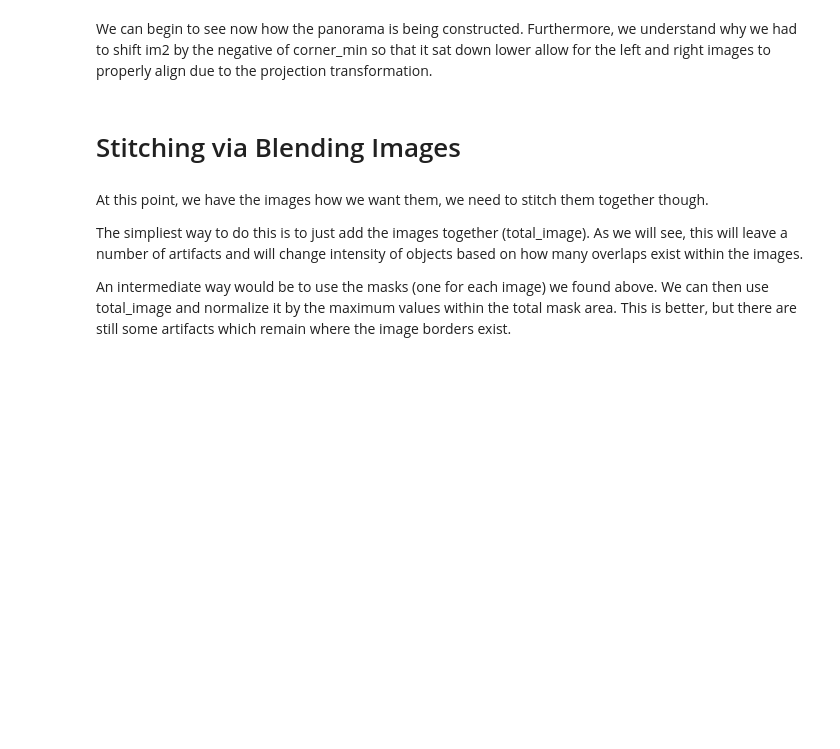
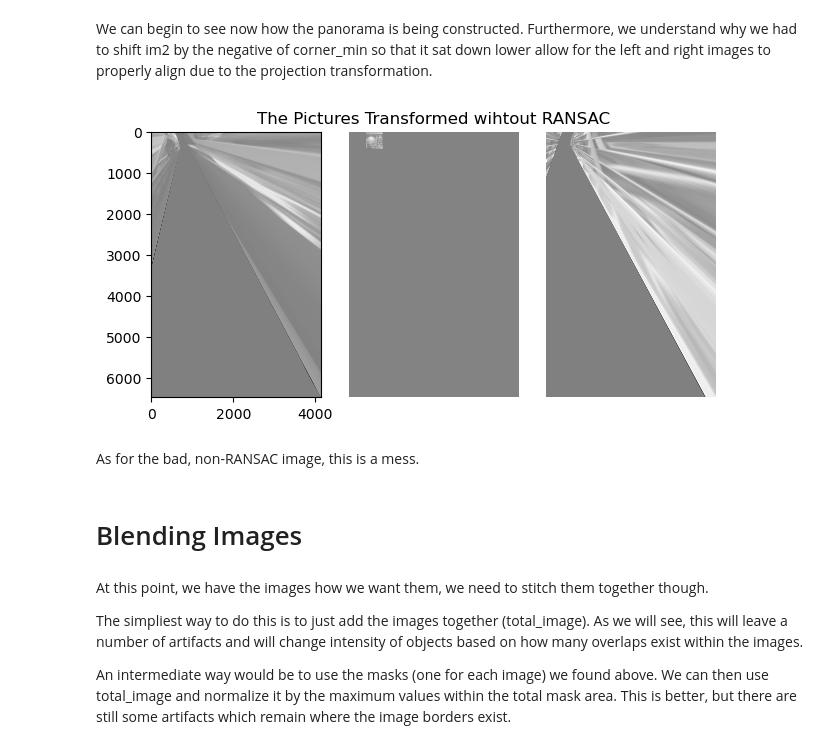
Before and after one commit to BBotzer/AI879, a Jupyter notebook: Week12/Botzer_AI879_HW_Q1_Week12.ipynb, the cells around one changed output. Cells and saved outputs as stored; diff of their text form; code cells hidden in the pictures; blank space fills up the shorter version.

```diff
--- a/Week12/Botzer_AI879_HW_Q1_Week12.ipynb
+++ b/Week12/Botzer_AI879_HW_Q1_Week12.ipynb
@@ -328,3 +330,10 @@ corner_max= np.max(corner_set, axis=0)
 
 canvas_shape = (corner_max - corner_min)
 corner_min, corner_max, canvas_shape
+
+
+# For the bad data
+bad_corner_min = np.min(bad_corner_set, axis=0)
+bad_corner_max= np.max(bad_corner_set, axis=0)
+
+bad_canvas_shape = (bad_corner_max - bad_corner_min)
@@ -338,3 +343,7 @@ corner_min, corner_max, canvas_shape
 
 canvas_shape = np.ceil(canvas_shape[::-1]).astype(int)
 canvas_shape
+
+
+# Doing this for the bad data
+bad_canvas_shape = np.ceil(bad_canvas_shape[::-1]).astype(int)
@@ -391,3 +416,13 @@ plt.imshow(im1_warp);
+# %%
+# For the bad data and im1
+bad_multi_transform_im1 = (bad_model_12 + bad_shift)
+
+# Apply the warp
+bad_im1_warp = ski.transform.warp(im1, bad_multi_transform_im1.inverse, order=3, output_shape=bad_canvas_shape, cval=-1)
+
+# Get the mask for im1 (left)
+bad_im1_mask = (bad_im1_warp != -1)
+bad_im1_warp[~bad_im1_mask] = 0
 # %%
 # For image 3 (right)
 
@@ -408,3 +443,13 @@ plt.imshow(im3_warp);
+# %%
+# For the bad data and im3
+bad_multi_transform_im3 = (bad_model_23 + bad_shift)
+
+# Apply the warp
+bad_im3_warp = ski.transform.warp(im3, bad_multi_transform_im3.inverse, order=3, output_shape=bad_canvas_shape, cval=-1)
+
+# Get the mask for im1 (left)
+bad_im3_mask = (bad_im3_warp != -1)
+bad_im3_warp[~bad_im3_mask] = 0
 # %% [markdown]
 What should this look like side by side?
 # %%
@@ -426,7 +471,25 @@ plt.tight_layout()
 # %% [markdown]
 We can begin to see now how the panorama is being constructed.  Furthermore, we understand why we had to shift im2 by the negative of corner_min so that it sat down lower allow for the left and right images to properly align due to the projection transformation.
+# %%
+# For the bad data
+fig, axs = plt.subplots(1,3)
+
+axs[0].imshow(bad_im1_warp, cmap='gray')
+# axs[0].axis('off')
+axs[1].imshow(bad_im2_warp, cmap='gray')
+axs[1].axis('off')
+axs[2].imshow(bad_im3_warp, cmap='gray')
+axs[2].axis('off')
+
+axs[1].set_title('The Pictures Transformed wihtout RANSAC')
+
+plt.tight_layout()
+# %% [output]
+[figure, added]
+# %% [markdown]
+As for the bad, non-RANSAC image, this is a mess.
 # %% [markdown]
-# Stitching via Blending Images
+# Blending Images
 # %% [markdown]
 At this point, we have the images how we want them, we need to stitch them together though.
 
```
Also changed, not shown: parts of 43 cells of this notebook.
